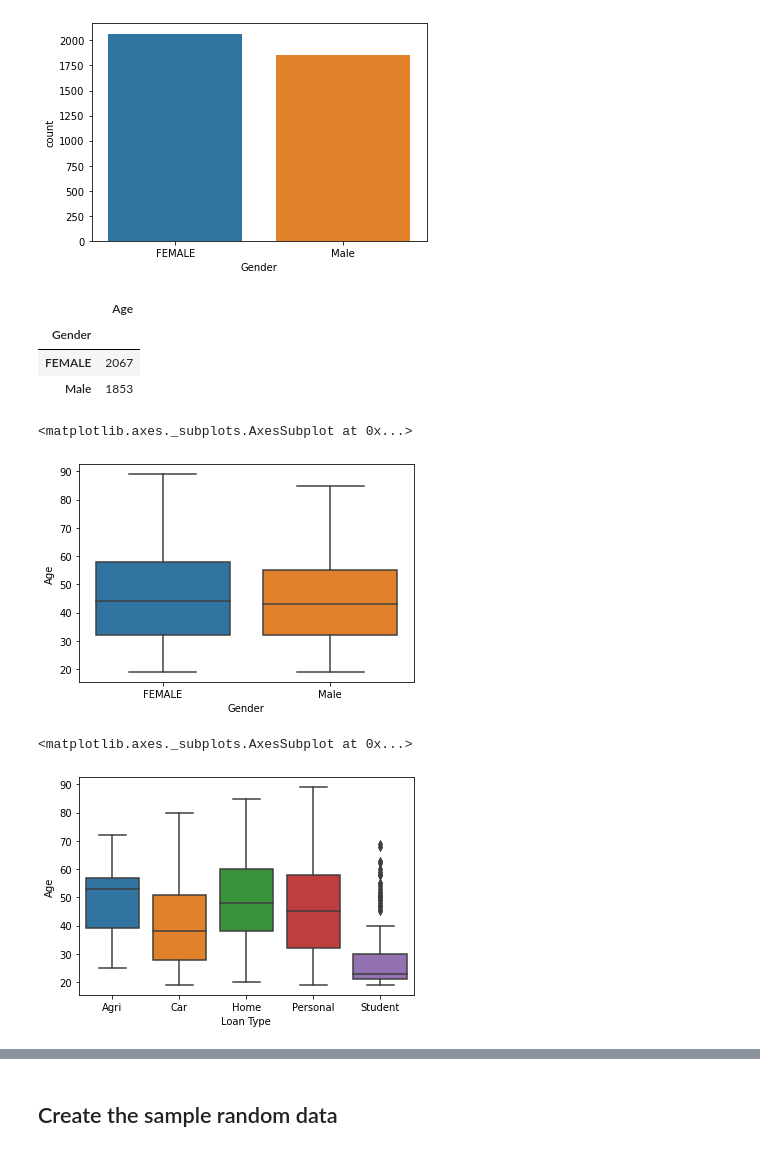
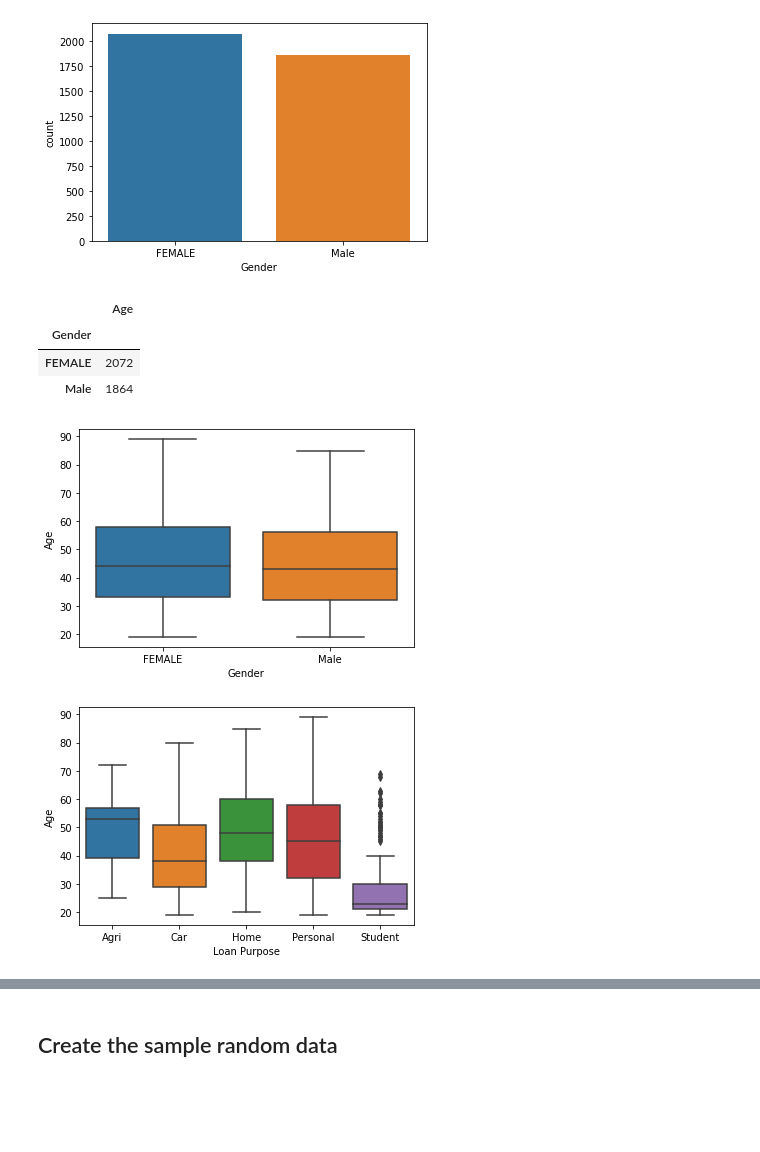
Before and after one commit to brendantipp/sem2_prog_data_analysis_project, a Jupyter notebook: product_analysis.ipynb, the cells around one changed output, grey strips where cells are left out. Cells and saved outputs as stored; diff of their text form; code cells hidden in the pictures; blank space fills up the shorter version.

```diff
--- a/product_analysis.ipynb
+++ b/product_analysis.ipynb
@@ -22,7 +26,7 @@ import matplotlib.pyplot as plt
 Import our Data Set based on the output of ones years lending
 # %%
 import pandas as pd
-df = pd.read_csv('cuanalysis2019.csv')
+df = pd.read_csv('analysis.csv')
 # %% [markdown]
 ## Test that our data set has loaded
 ** note maybe add in here only to load some rows
@@ -117,7 +138,5 @@ look at making the Financial month a date time # help from https://https://pbpyt
 # %% [markdown]
 ### Best practice convernt some of our data types into categories
 # %%
-df[["Gender", "Employment Status","Loan Type"]] = df[["Gender", "Employment Status","Loan Type"]].astype("category")
-#df["Loan Interest Code Description"] = df["Loan Interest Code Description"].astype("category")
-#df["Employment Status"] = df["Employment Status"].astype("category")
+df[["Month","Gender", "Employment Status","Loan Purpose"]] = df[["Month","Gender", "Employment Status","Loan Purpose"]].astype("category")
 # %%
@@ -153,16 +213,14 @@ df[["Gender","Age"]].groupby("Gender").count()
 # %% [output]
 |  | Age |
 | Gender |  |
-| FEMALE | 2067 |
-| Male | 1853 |
+| FEMALE | 2072 |
+| Male | 1864 |
 # %%
-sns.boxplot(x='Gender',y="Age",data=df)
+sns.boxplot(x='Gender',y="Age",data=df);
 # %% [output]
-<matplotlib.axes._subplots.AxesSubplot at 0x...>
-[figure, old version]
+[figure, new version]
 # %%
-sns.boxplot(x='Loan Type',y="Age",data=df)
+sns.boxplot(x='Loan Purpose',y="Age",data=df);
 # %% [output]
-<matplotlib.axes._subplots.AxesSubplot at 0x...>
-[figure, old version]
+[figure, new version]
 # %%
```
Also changed, not shown: parts of 27 cells of this notebook.
